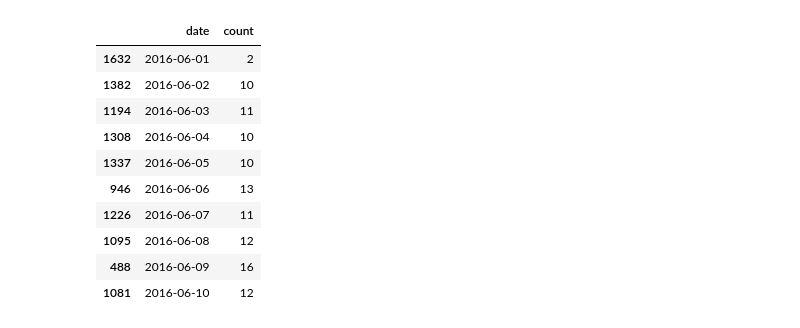
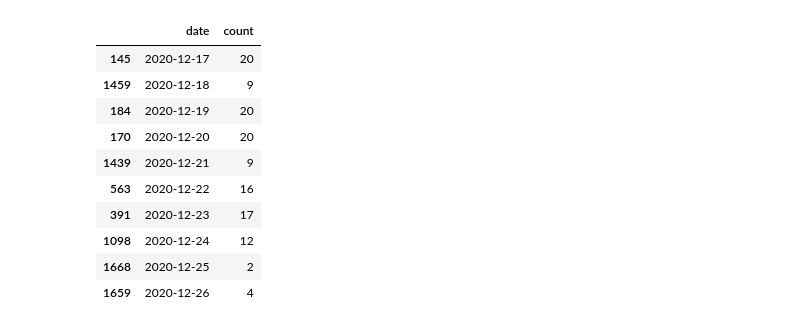
Before and after one commit to walterra/covid-19-tirol-ds, a Jupyter notebook: jupyter-notebooks/vega-monthly.ipynb, the cells around one changed output. Drawn from its saved outputs; the diff is of its cells as text; code cells hidden in the pictures.

```diff
--- a/jupyter-notebooks/vega-monthly.ipynb
+++ b/jupyter-notebooks/vega-monthly.ipynb
@@ -17,24 +17,24 @@ df.head()
 # %%
 df_count_by_day = (pd.to_datetime(df['date'])
        .dt.floor('d')
        .value_counts()
        .rename_axis('date')
        .reset_index(name='count'))
 
 df_count_by_day = df_count_by_day.sort_values('date')
 
-df_count_by_day.head(10)
+df_count_by_day.tail(10)
 # %% [output]
 |  | date | count |
-| 1632 | 2016-06-01 | 2 |
-| 1382 | 2016-06-02 | 10 |
-| 1194 | 2016-06-03 | 11 |
-| 1308 | 2016-06-04 | 10 |
-| 1337 | 2016-06-05 | 10 |
-| 946 | 2016-06-06 | 13 |
-| 1226 | 2016-06-07 | 11 |
-| 1095 | 2016-06-08 | 12 |
-| 488 | 2016-06-09 | 16 |
-| 1081 | 2016-06-10 | 12 |
+| 145 | 2020-12-17 | 20 |
+| 1459 | 2020-12-18 | 9 |
+| 184 | 2020-12-19 | 20 |
+| 170 | 2020-12-20 | 20 |
+| 1439 | 2020-12-21 | 9 |
+| 563 | 2020-12-22 | 16 |
+| 391 | 2020-12-23 | 17 |
+| 1098 | 2020-12-24 | 12 |
+| 1668 | 2020-12-25 | 2 |
+| 1659 | 2020-12-26 | 4 |
 # %%
 df_by_day_by_location = df.groupby(['date','municipaly']).size().reset_index(name='count')
```
Also changed, not shown: parts of 7 cells of this notebook, 1 other file.
